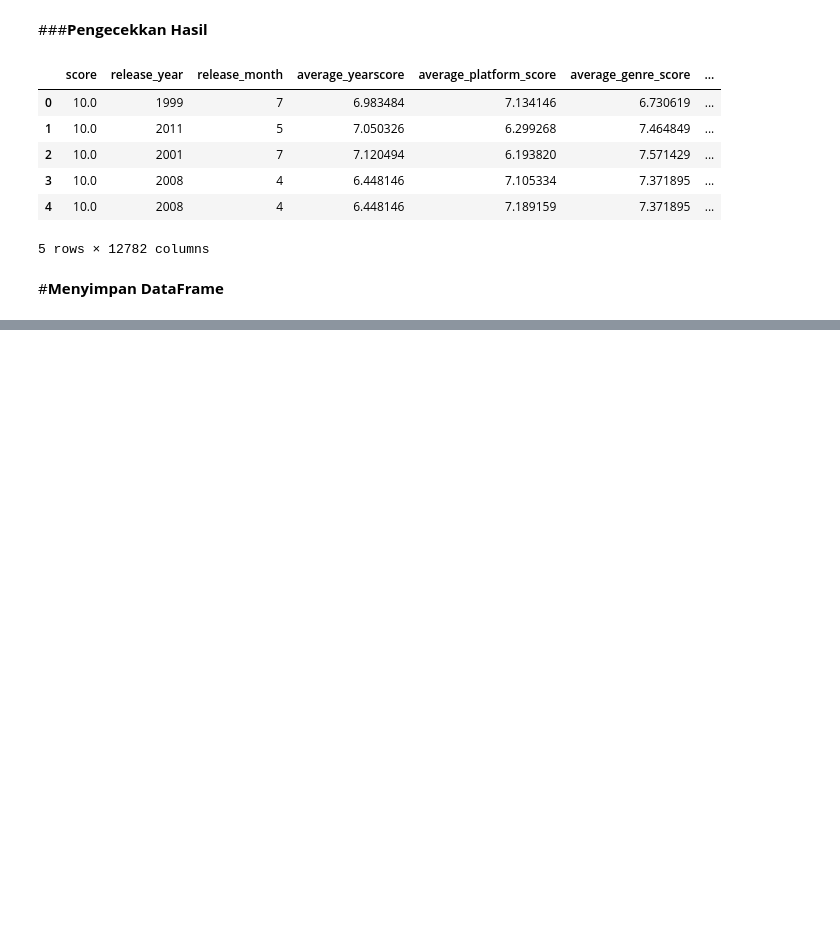
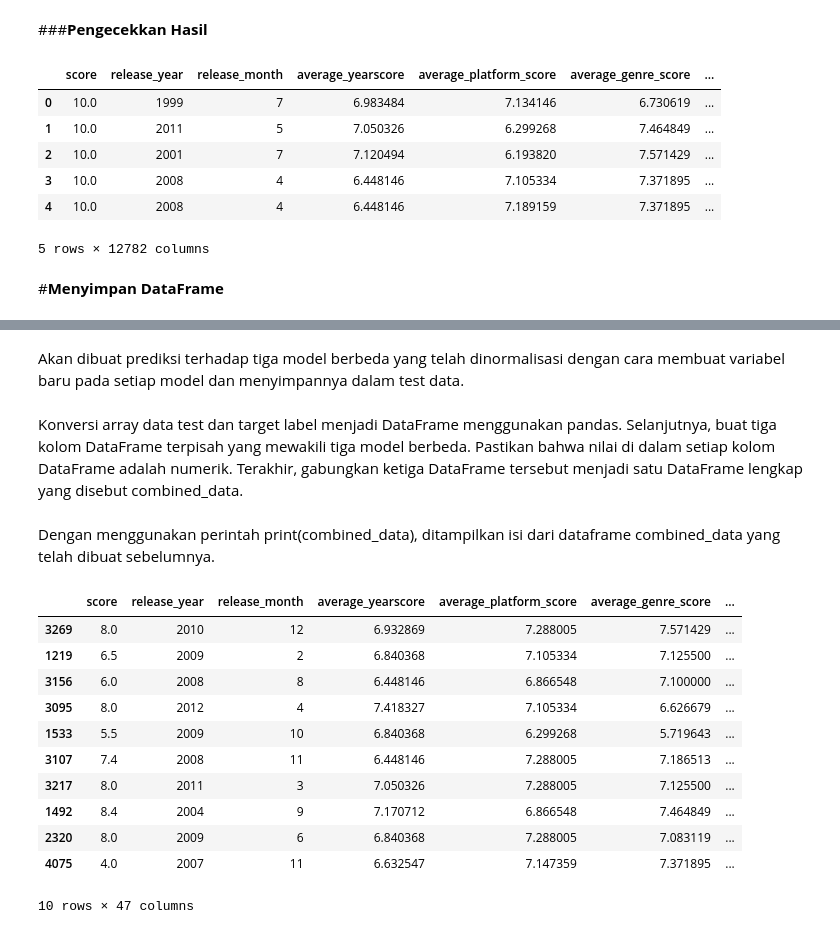
Before and after one commit to mhnbl/Muhammad-Nabil_046_Data-Mining, a Jupyter notebook: Muhammad_Nabil_2209116046.ipynb, the cells around one changed output, grey strips where cells are left out. Drawn from its saved outputs; the diff is of its cells as text; code cells hidden in the pictures; blank space fills up the shorter version.

```diff
--- a/Muhammad_Nabil_2209116046.ipynb
+++ b/Muhammad_Nabil_2209116046.ipynb
@@ -810,0 +862,4 @@ df.to_csv('Data_Cleaned.csv', index=False)
+# %%
+knn = KNeighborsClassifier()
+
+knn.fit(x_train_norm, y_train)
@@ -810,0 +872,4 @@ df.to_csv('Data_Cleaned.csv', index=False)
+# %%
+dtc = DecisionTreeClassifier()
+
+dtc.fit(x_train_norm, y_train)
@@ -810,0 +880,35 @@ df.to_csv('Data_Cleaned.csv', index=False)
+# %% [markdown]
+Akan dibuat prediksi terhadap tiga model berbeda yang telah dinormalisasi dengan cara membuat variabel baru pada setiap model dan menyimpannya dalam test data.
+# %%
+gnb_pred = gnb.predict(x_test_norm)
+knn_pred = knn.predict(x_test_norm)
+dtc_pred = dtc.predict(x_test_norm)
+# %% [markdown]
+Konversi array data test dan target label menjadi DataFrame menggunakan pandas. Selanjutnya, buat tiga kolom DataFrame terpisah yang mewakili tiga model berbeda. Pastikan bahwa nilai di dalam setiap kolom DataFrame adalah numerik. Terakhir, gabungkan ketiga DataFrame tersebut menjadi satu DataFrame lengkap yang disebut combined_data.
+# %%
+x_test = pd.DataFrame(x_test).reset_index(drop=True)
+
+y_test = pd.DataFrame(y_test).reset_index(drop=True)
+
+gnb_col = pd.DataFrame(gnb_pred.astype(int), columns=["gnb_prediction"])
+knn_col = pd.DataFrame(knn_pred.astype(int), columns=["knn_prediction"])
+dtc_col = pd.DataFrame(dtc_pred.astype(int), columns=["dtc_prediction"])
+
+combined_data = pd.concat([x_test, y_test, gnb_col, knn_col, dtc_col], axis=1)
+# %% [markdown]
+Dengan menggunakan perintah print(combined_data), ditampilkan isi dari dataframe combined_data yang telah dibuat sebelumnya.
+# %%
+combined_data.sample(10)
+# %% [output]
+|  | score | release_year | release_month | average_yearscore | average_platform_score | average_genre_score | ... |
+| 3269 | 8.0 | 2010 | 12 | 6.932869 | 7.288005 | 7.571429 | ... |
+| 1219 | 6.5 | 2009 | 2 | 6.840368 | 7.105334 | 7.125500 | ... |
+| 3156 | 6.0 | 2008 | 8 | 6.448146 | 6.866548 | 7.100000 | ... |
+| 3095 | 8.0 | 2012 | 4 | 7.418327 | 7.105334 | 6.626679 | ... |
+| 1533 | 5.5 | 2009 | 10 | 6.840368 | 6.299268 | 5.719643 | ... |
+| 3107 | 7.4 | 2008 | 11 | 6.448146 | 7.288005 | 7.186513 | ... |
+| 3217 | 8.0 | 2011 | 3 | 7.050326 | 7.288005 | 7.125500 | ... |
+| 1492 | 8.4 | 2004 | 9 | 7.170712 | 6.866548 | 7.464849 | ... |
+| 2320 | 8.0 | 2009 | 6 | 6.840368 | 7.288005 | 7.083119 | ... |
+| 4075 | 4.0 | 2007 | 11 | 6.632547 | 7.147359 | 7.371895 | ... |
+10 rows × 47 columns
```
Also changed, not shown: parts of 45 cells of this notebook.
